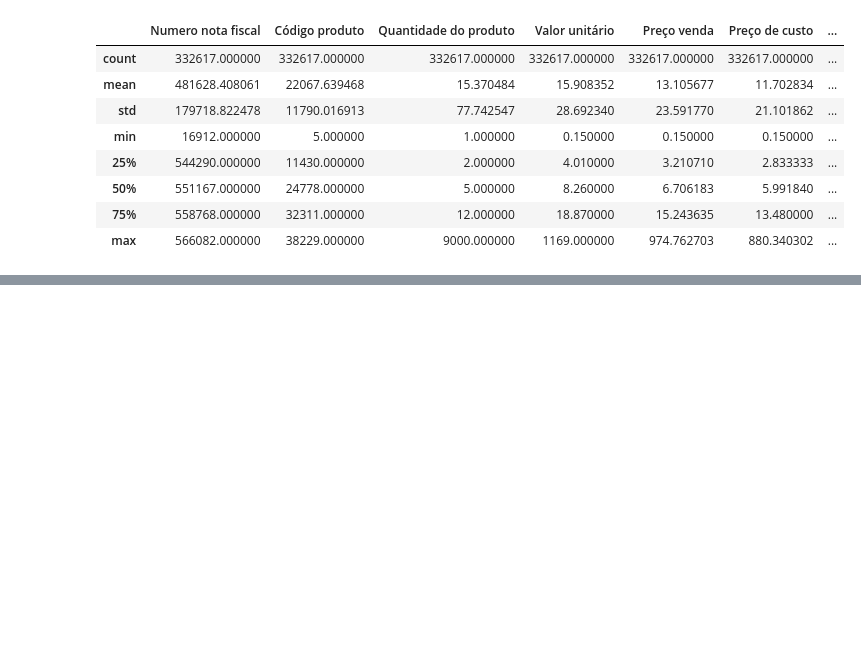
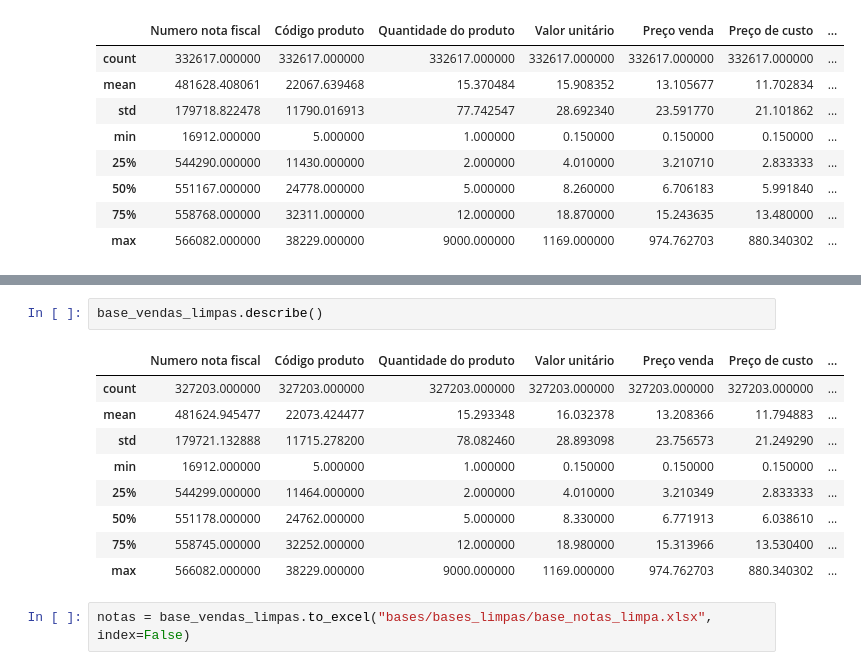
Before and after one commit to PauloQuirinoMN/Sistema-de-Recomendacao-e-Cross-selling, a Jupyter notebook: notas.ipynb, the cells around one changed output, grey strips where cells are left out. Saved outputs shown, nothing was run; the diff lists cells and outputs as text; blank space fills up the shorter version.

```diff
--- a/notas.ipynb
+++ b/notas.ipynb
@@ -173,0 +266,14 @@ base_vendas_limpas.describe()
+# %%
+base_vendas_limpas.describe()
+# %% [output]
+|  | Numero nota fiscal | Código produto | Quantidade do produto | Valor unitário | Preço venda | Preço de custo | ... |
+| count | 327203.000000 | 327203.000000 | 327203.000000 | 327203.000000 | 327203.000000 | 327203.000000 | ... |
+| mean | 481624.945477 | 22073.424477 | 15.293348 | 16.032378 | 13.208366 | 11.794883 | ... |
+| std | 179721.132888 | 11715.278200 | 78.082460 | 28.893098 | 23.756573 | 21.249290 | ... |
+| min | 16912.000000 | 5.000000 | 1.000000 | 0.150000 | 0.150000 | 0.150000 | ... |
+| 25% | 544299.000000 | 11464.000000 | 2.000000 | 4.010000 | 3.210349 | 2.833333 | ... |
+| 50% | 551178.000000 | 24762.000000 | 5.000000 | 8.330000 | 6.771913 | 6.038610 | ... |
+| 75% | 558745.000000 | 32252.000000 | 12.000000 | 18.980000 | 15.313966 | 13.530400 | ... |
+| max | 566082.000000 | 38229.000000 | 9000.000000 | 1169.000000 | 974.762703 | 880.340302 | ... |
+# %%
+notas = base_vendas_limpas.to_excel("bases/bases_limpas/base_notas_limpa.xlsx", index=False)
```
Also changed, not shown: parts of 9 cells of this notebook, 3 other files.
